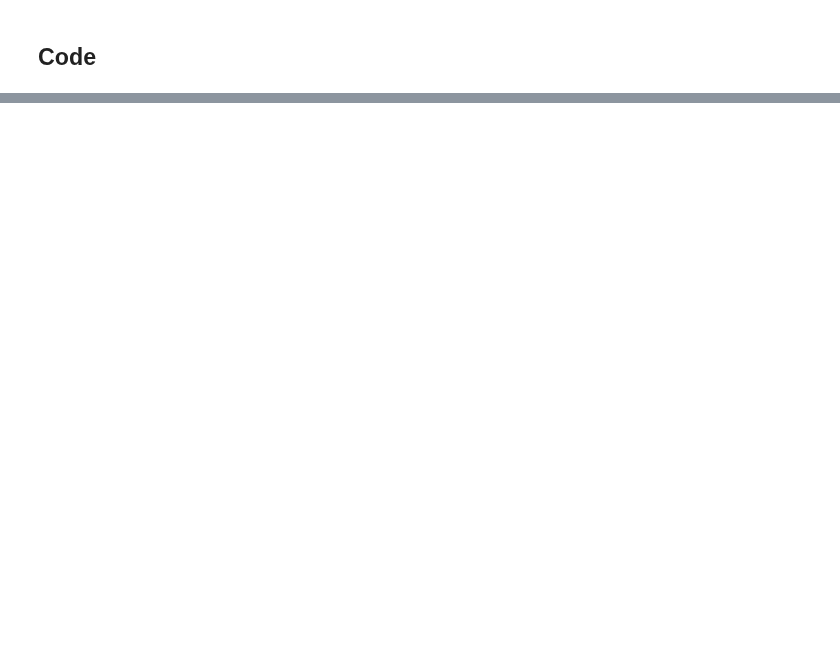
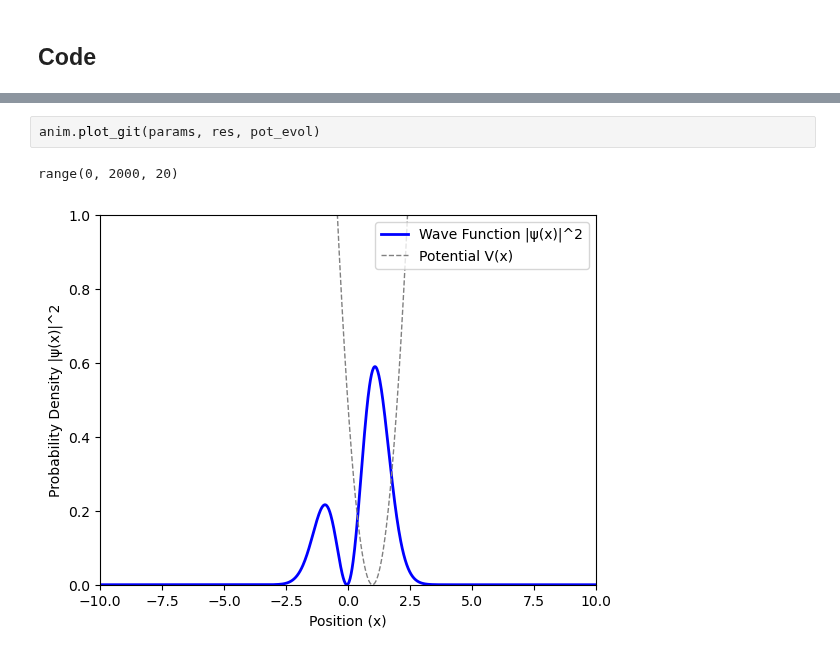
Before and after one commit to sdracia/QIC, a Jupyter notebook: 05_Assignement/tdse.ipynb, the cells around one changed output, grey strips where cells are left out. Drawn from its saved outputs; the diff is of its cells as text; blank space fills up the shorter version.

```diff
--- a/05_Assignement/tdse.ipynb
+++ b/05_Assignement/tdse.ipynb
@@ -400,0 +115,5 @@ print(f"The final energy of your systems is: {calculate_energy(params, ops)}")
+# %%
+anim.plot_git(params, res, pot_evol)
+# %% [output]
+range(0, 2000, 20)
+[figure, added]
```
Also changed, not shown: parts of 11 cells of this notebook, 6 other files.
